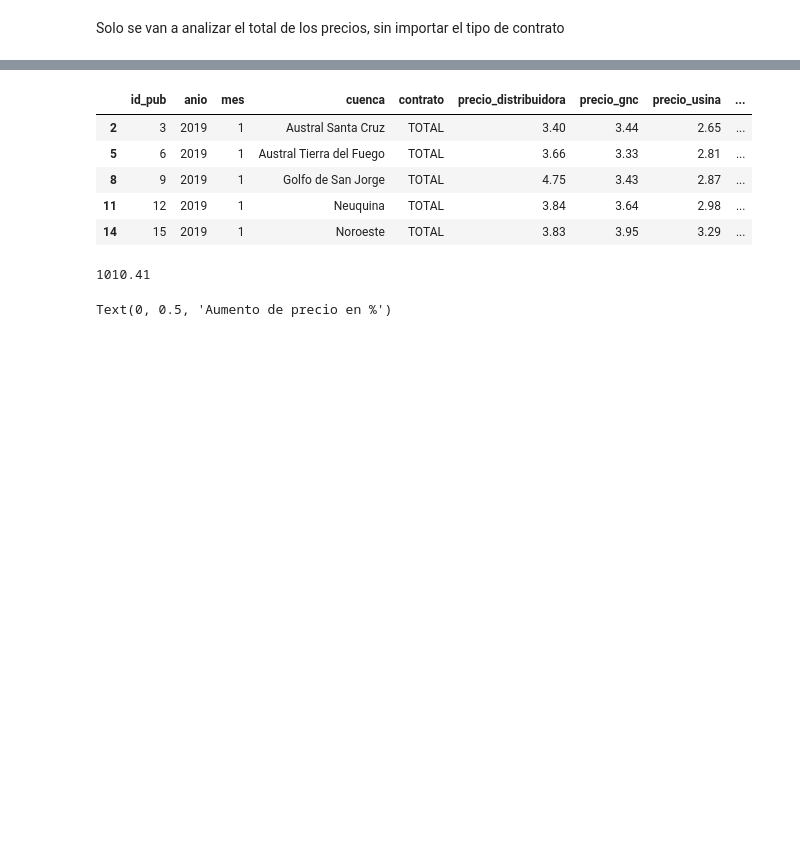
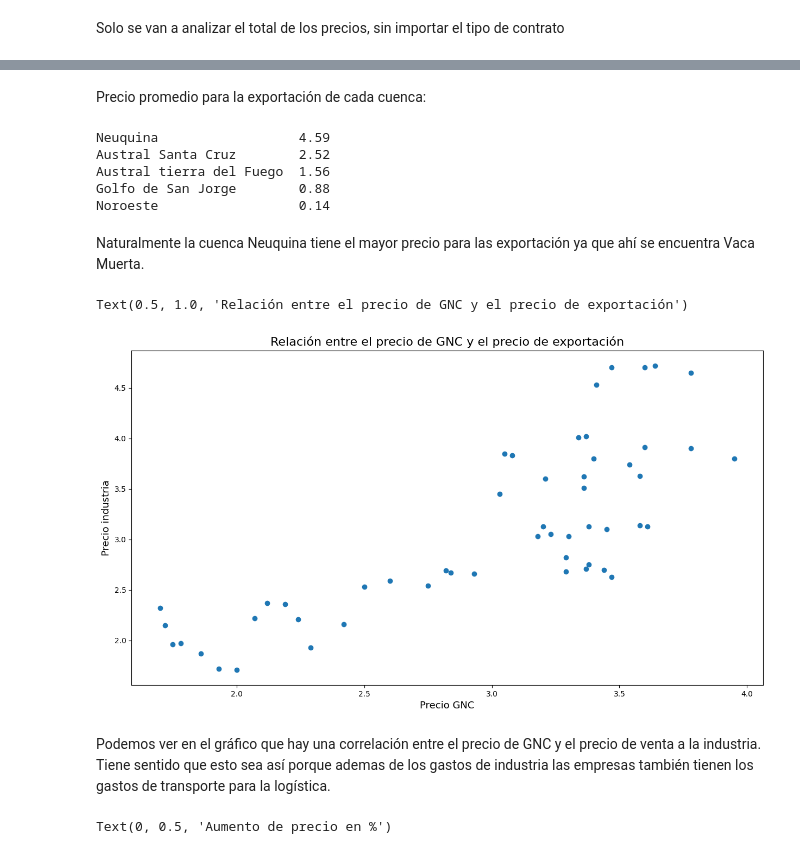
Before and after one commit to Isaiasgaray/fundamentos_final, a Jupyter notebook: TP_Final.ipynb, the cells around one changed output, grey strips where cells are left out. Cells and saved outputs as stored; diff of their text form; code cells hidden in the pictures; blank space fills up the shorter version.

```diff
--- a/TP_Final.ipynb
+++ b/TP_Final.ipynb
@@ -81,9 +82,0 @@ plt.legend()
-# %%
-precios_gas.head()
-# %% [output]
-|  | id_pub | anio | mes | cuenca | contrato | precio_distribuidora | precio_gnc | precio_usina | ... |
-| 2 | 3 | 2019 | 1 | Austral Santa Cruz | TOTAL | 3.40 | 3.44 | 2.65 | ... |
-| 5 | 6 | 2019 | 1 | Austral Tierra del Fuego | TOTAL | 3.66 | 3.33 | 2.81 | ... |
-| 8 | 9 | 2019 | 1 | Golfo de San Jorge | TOTAL | 4.75 | 3.43 | 2.87 | ... |
-| 11 | 12 | 2019 | 1 | Neuquina | TOTAL | 3.84 | 3.64 | 2.98 | ... |
-| 14 | 15 | 2019 | 1 | Noroeste | TOTAL | 3.83 | 3.95 | 3.29 | ... |
@@ -90,17 +95,47 @@ precios_gas.head()
+# %% [markdown]
+Precio promedio para la exportación de cada cuenca:
+# %%
+for val in exportaciones_promedio:
+    print(f'{val[0]:<25} {val[1]}')
+# %% [output]
+Neuquina                  4.59
+Austral Santa Cruz        2.52
+Austral tierra del Fuego  1.56
+Golfo de San Jorge        0.88
+Noroeste                  0.14
+# %% [markdown]
+Naturalmente la cuenca Neuquina tiene el mayor precio para las exportación ya que ahí se encuentra Vaca Muerta.
+# %%
+plt.figure(figsize=(15, 8))
+
+plt.scatter(cuencas_total.precio_gnc,
+            cuencas_total.precio_industria)
+
+plt.xlabel(
+    'Precio GNC',
+    fontsize=13
+)
+
+plt.ylabel(
+    'Precio industria',
+    fontsize=13
+)
+
+plt.title(
+    'Relación entre el precio de GNC y el precio de exportación',
+    fontsize=16
+)
+# %% [output]
+Text(0.5, 1.0, 'Relación entre el precio de GNC y el precio de exportación')
+[figure, added]
+# %% [markdown]
+Podemos ver en el gráfico que hay una correlación entre el precio de GNC y el precio de venta a la industria. Tiene sentido que esto sea así porque ademas de los gastos de industria las empresas también tienen los gastos de transporte para la logística.
 # %%
 precios_materiales.anio = precios_materiales.anio.astype(str)
 precios_materiales.mes = precios_materiales.mes.astype(str)
 # %%
 precios_materiales['indice_tiempo'] = \
     precios_materiales.anio + '-' + precios_materiales.mes.str.zfill(2)
-# %%
-round(
-(precios_materiales[precios_materiales.id_rubro == 5].indice.max() - \
-precios_materiales[precios_materiales.id_rubro == 5].indice.min()) / \
-precios_materiales[precios_materiales.id_rubro == 5].indice.min() * 100,
-    2)
-# %% [output]
-1010.41
 # %%
 id_rubros = precios_materiales.id_rubro.unique()
 # %%
```
Also changed, not shown: parts of 9 cells of this notebook.
